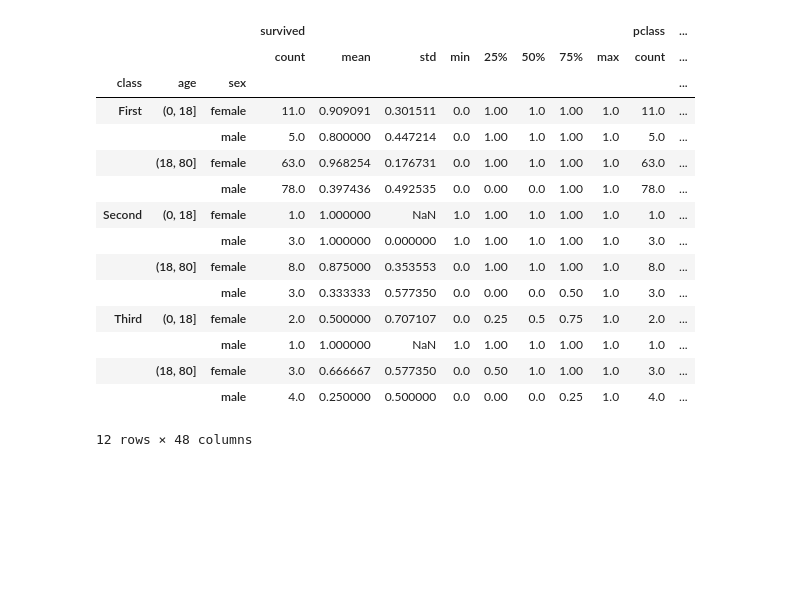
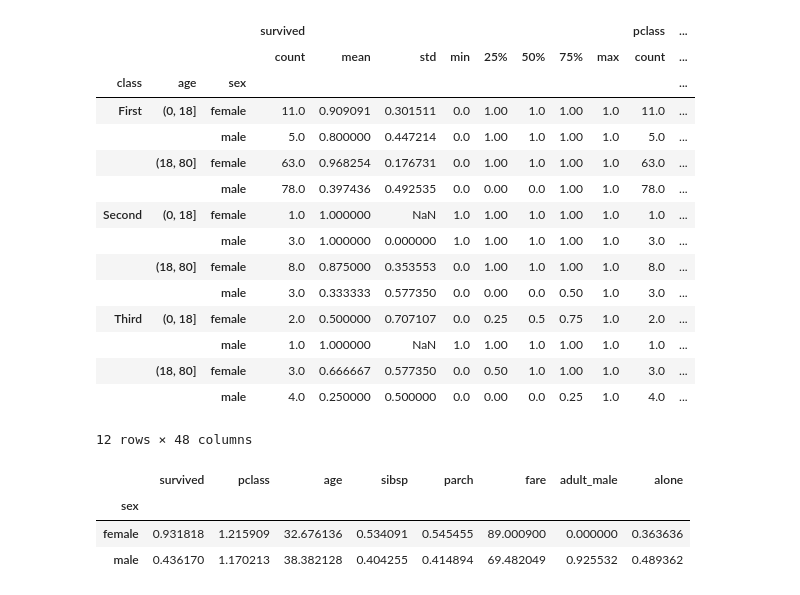
Before and after one commit to You-Gao/Python-Data-Science-Handbook, a Jupyter notebook: playing around.ipynb, the cells around one changed output. Drawn from its saved outputs; the diff is of its cells as text; code cells hidden in the pictures; blank space fills up the shorter version.

```diff
--- a/playing around.ipynb
+++ b/playing around.ipynb
@@ -60,3 +72,10 @@ titanicdf.groupby(['class', age, 'sex']).describe()
 |  | (18, 80] | female | 3.0 | 0.666667 | 0.577350 | 0.0 | 0.50 | 1.0 | 1.00 | 1.0 | 3.0 | ... |
 |  |  | male | 4.0 | 0.250000 | 0.500000 | 0.0 | 0.00 | 0.0 | 0.25 | 1.0 | 4.0 | ... |
 12 rows × 48 columns
+# %%
+titanicdf.groupby('sex').mean()
+# %% [output]
+|  | survived | pclass | age | sibsp | parch | fare | adult_male | alone |
+| sex |  |  |  |  |  |  |  |  |
+| female | 0.931818 | 1.215909 | 32.676136 | 0.534091 | 0.545455 | 89.000900 | 0.000000 | 0.363636 |
+| male | 0.436170 | 1.170213 | 38.382128 | 0.404255 | 0.414894 | 69.482049 | 0.925532 | 0.489362 |
```
Also changed, not shown: parts of 4 cells of this notebook, 1 other file.
